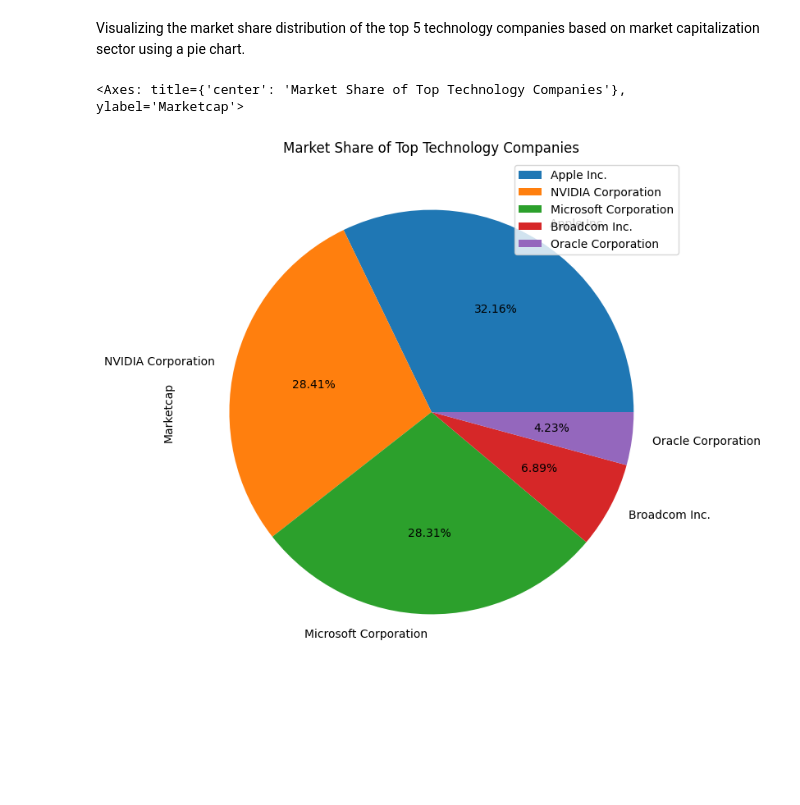
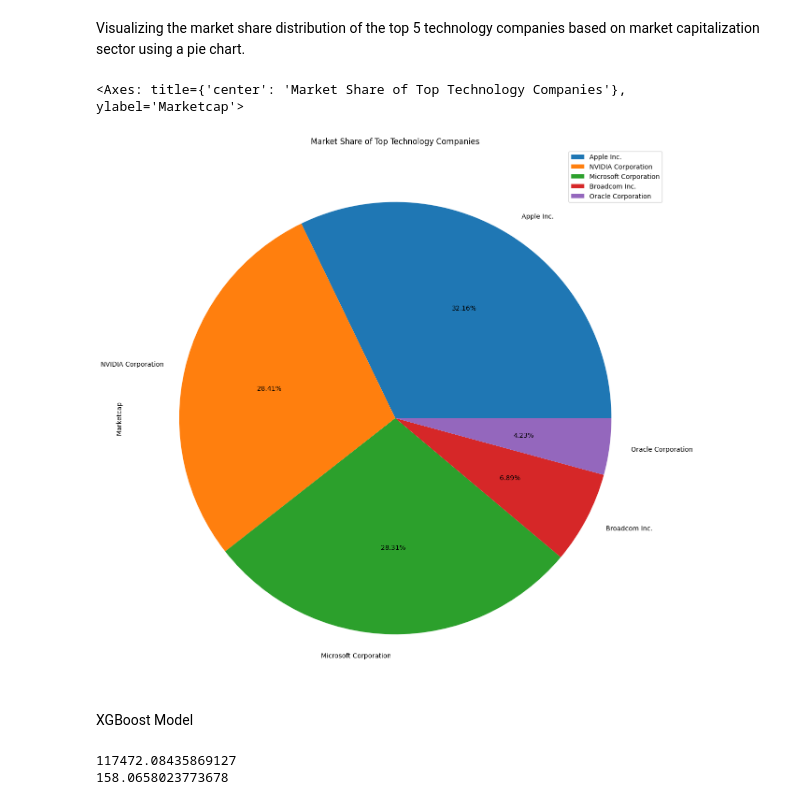
Before and after one commit to MihirDixit14/S-and-P-ML-Analysis, a Jupyter notebook: SandP.ipynb, the cells around one changed output. Drawn from its saved outputs; the diff is of its cells as text; code cells hidden in the pictures; blank space fills up the shorter version.

Commit message:
XGBOOST MODEL

```diff
--- a/SandP.ipynb
+++ b/SandP.ipynb
@@ -106,7 +151,34 @@ Visualizing the market share distribution of the top 5 technology companies base
 # %%
 Tech_Market=df[df['Sector']=='Technology']
 top_companies=Tech_Market.nlargest(5, 'Marketcap')
-top_companies.plot(kind='pie',y='Marketcap',labels=top_companies['Shortname'], autopct='%2.2f%%', figsize=(8, 8), title="Market Share of Top Technology sector Companies")
+top_companies.plot(kind='pie',y='Marketcap',labels=top_companies['Shortname'], autopct='%2.2f%%', figsize=(15, 15), title="Market Share of Top Technology Companies")
 # %% [output]
 <Axes: title={'center': 'Market Share of Top Technology Companies'}, ylabel='Marketcap'>
-[figure, old version]
+[figure, new version]
+# %% [markdown]
+XGBoost Model
+# %%
+X=df['Marketcap'].values.astype('int').reshape(-1, 1)
+Y=df['Currentprice'].values.astype('int').reshape(-1, 1)
+X_train, X_test, y_train, y_test = train_test_split(X,Y, test_size=0.25, random_state=0)
+xgb_train = xgb.DMatrix(X_train, y_train, enable_categorical=True)
+xgb_test = xgb.DMatrix(X_test, y_test, enable_categorical=True)
+n=50
+params={
+    'objective':'reg:squarederror',
+    'max_depth':5,
+    'learning_rate':0.1,
+}
+
+model=xgb.train(params=params, dtrain=xgb_train,num_boost_round=n)
+prediction=model.predict(xgb_test)
+
+
+mse = mean_squared_error(y_test, prediction)
+mae = mean_absolute_error(y_test, prediction)
+
+print(mse)
+print(mae)
+# %% [output]
+117472.08435869127
+158.0658023773678
```
Also changed, not shown: parts of 6 cells of this notebook.
